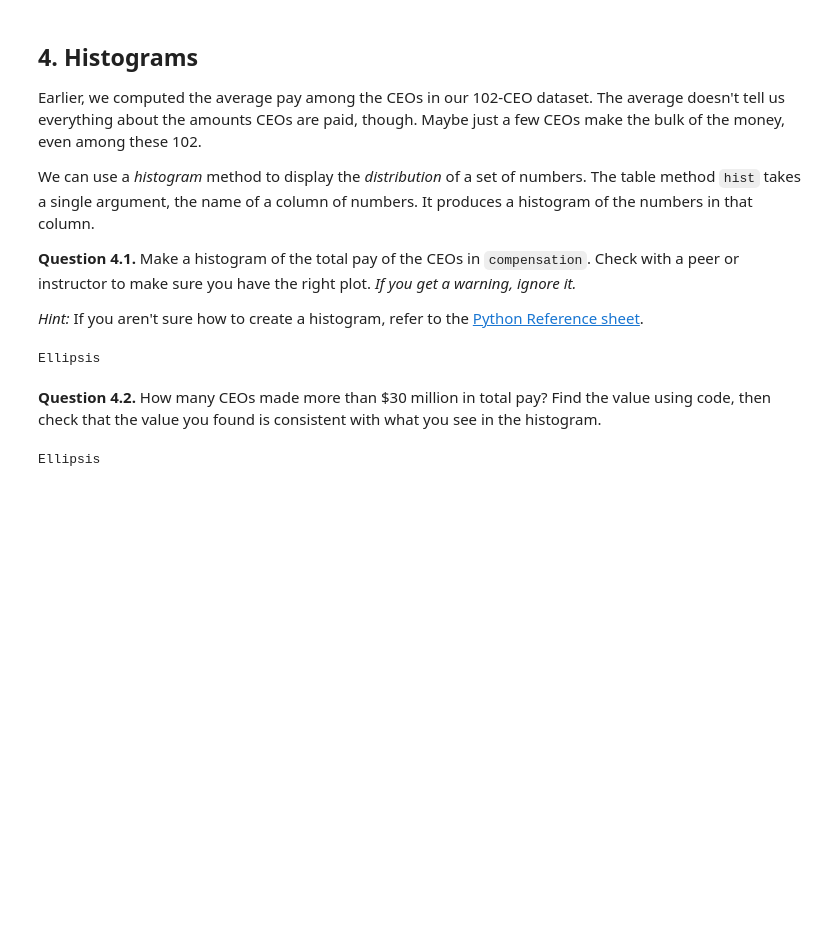
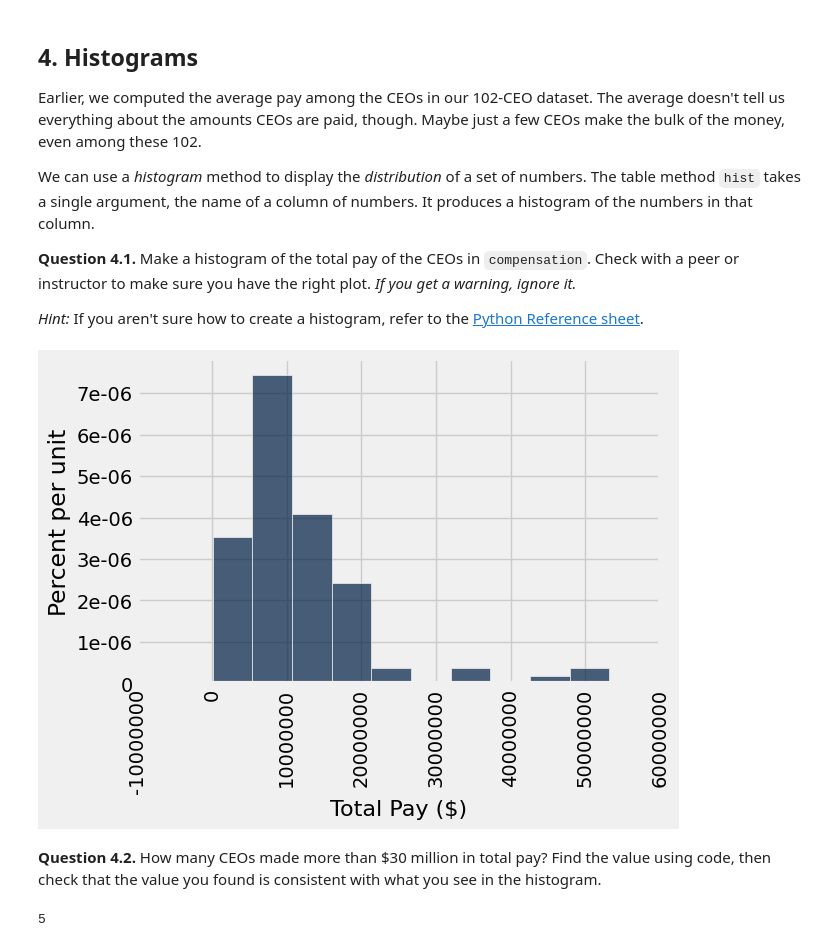
Before and after one commit to Jadenwill075/Intro-to-Data-Analytics, a Jupyter notebook: lab04.ipynb, the cells around one changed output. Drawn from its saved outputs; the diff is of its cells as text; code cells hidden in the pictures; blank space fills up the shorter version.

```diff
--- a/lab04.ipynb
+++ b/lab04.ipynb
@@ -465,10 +465,8 @@ Note that we didn’t write `raw_compensation.apply(convert_pay_string_to_number
 
 **Question 3.2.** Using `apply`, make a table that's a copy of `raw_compensation` with one additional column called `Total Pay ($)`.  That column should contain the result of applying `convert_pay_string_to_number` to the `Total Pay` column (as we did above).  Call the new table `compensation`.
 # %%
-compensation = raw_compensation.with_column(
-    "Total Pay ($)",
-    ...
-    )
+compensation = raw_compensation.with_column('Total Pay ($)', raw_compensation.apply(convert_pay_string_to_number,'Total Pay'))
+
 compensation
 # %% [output]
 | Rank | Name | Company (Headquarters) | Total Pay | % Change | Cash Pay | Equity Pay | Other Pay | ... |
@@ -654,17 +599,18 @@ We can use a *histogram* method to display the *distribution* of a set of number
 **Question 4.1.** Make a histogram of the total pay of the CEOs in `compensation`. Check with a peer or instructor to make sure you have the right plot. *If you get a warning, ignore it.*
 
 *Hint:* If you aren't sure how to create a histogram, refer to the [Python Reference sheet](https://www.data8.org/sp24/reference/).
-# %%
-...
-# %% [output]
-Ellipsis
+# %%
+compensation.hist("Total Pay ($)")
+# %% [output]
+[figure, added]
 # %% [markdown]
 **Question 4.2.** How many CEOs made more than $30 million in total pay? Find the value using code, then check that the value you found is consistent with what you see in the histogram.
-# %%
-num_ceos_more_than_30_million_2 = ...
-num_ceos_more_than_30_million_2
-# %% [output]
-Ellipsis
+# %%
+num_ceos_more_than_30_million = compensation.where("Total Pay ($)", are.above(30000000))
+num_ceos_more_than_30_million_2 = num_ceos_more_than_30_million.num_rows
+num_ceos_more_than_30_million_2
+# %% [output]
+5
 # %%
 grader.check("q42")
 # %% [output]
```
Also changed, not shown: parts of 13 cells of this notebook, 5 other files.
